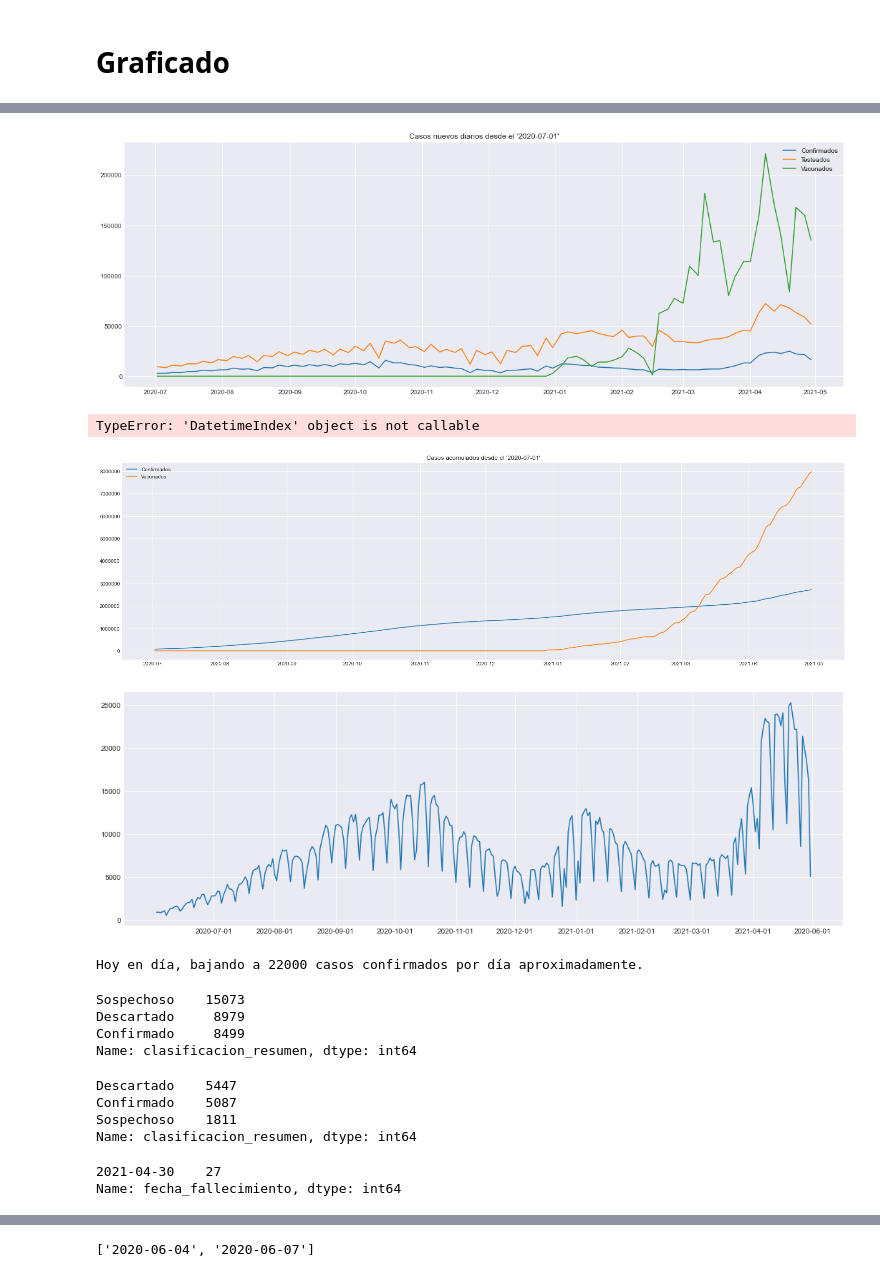
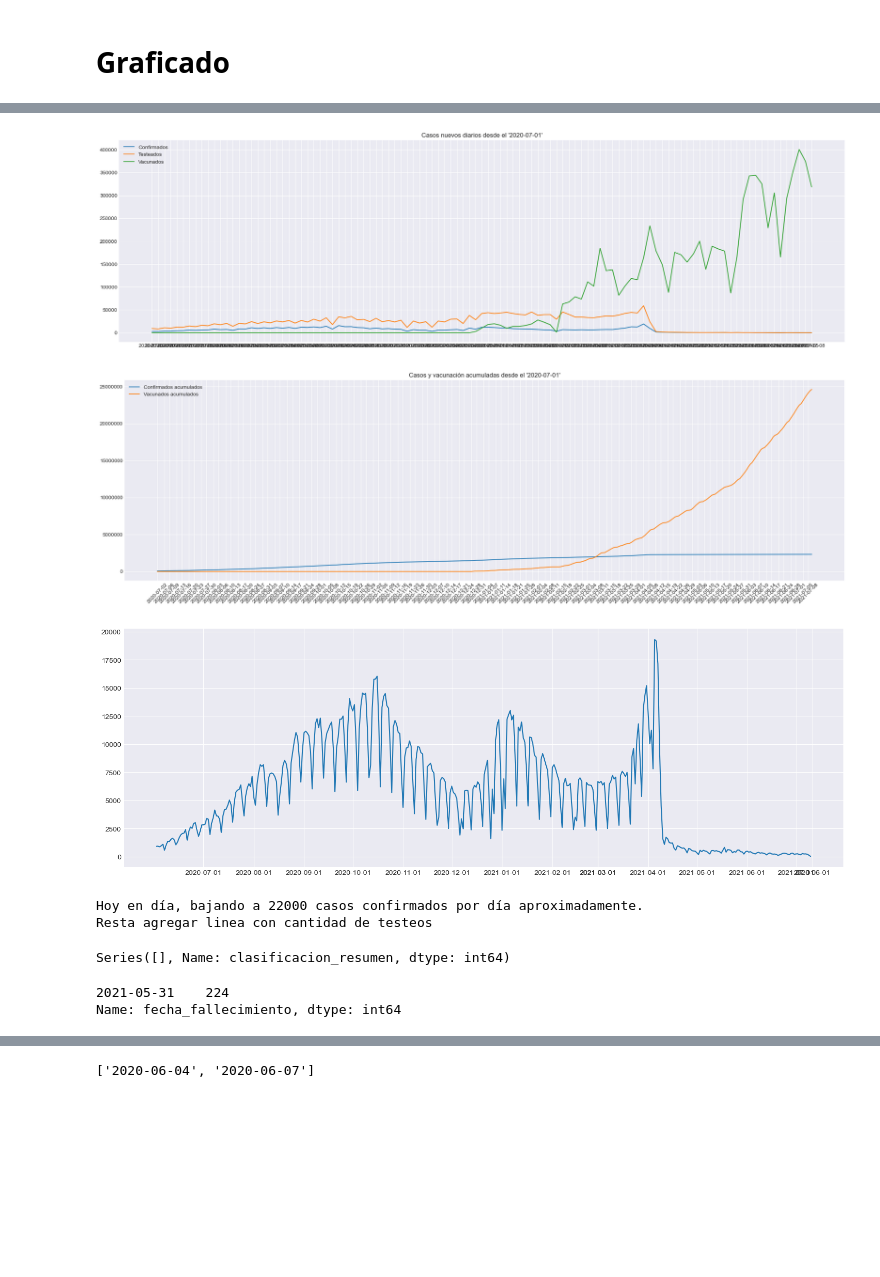
Before and after one commit to bruno3a/Covid, a Jupyter notebook: Covid-Arg.ipynb, the cells around one changed output, grey strips where cells are left out. Drawn from its saved outputs; the diff is of its cells as text; code cells hidden in the pictures; blank space fills up the shorter version.

Commit message:
Added graphs, new data updates, some insights of focal points

```diff
--- a/Covid-Arg.ipynb
+++ b/Covid-Arg.ipynb
@@ -7,4 +19,4 @@ Datos actualizados al 30/4/21
 # %%
-file_vacunas = '../DataSets Grandes/Covid/datos_vacunados_covid19.csv'
+file_vacunas = '../DataSets Grandes/Covid/datos_nomivac_covid19.csv'
 print("Datos actualizados al",today)
 # %% [output]
@@ -228,3 +256,6 @@ data.drop(index=data.edad[data.edad>110].index, inplace=True)
+# %%
+# Eliminamos personas con menos de 0 años al considerarlos outliers ya que representan una cantidad muy baja respecto al total analizado
+data.drop(index=data.edad[data.edad<0].index, inplace=True)
 # %% [raw]
 kwargs = {'cumulative': True}
 sns.distplot(data.estado[data.estado==caso_conf], hist_kws=kwargs, kde_kws=kwargs)
@@ -380,19 +445,19 @@ y_test = totales['Cantidad Testeados'][totales.fecha_diag[totales.fecha_diag.isi
 y_vac = totales['Vacunados'][totales.fecha_diag[totales.fecha_diag.isin([x for x in pd.Series(dates)[pd.Series(dates)>'2020-07-01'].sort_values()])]]
 # %%
 # Plot
-plt.figure(figsize = (20,7))
+plt.figure(figsize = (25,7))
 plt.style.use('seaborn-darkgrid')
 plt.plot(x, y_conf, label = 'Confirmados')
 plt.plot(x, y_test, label = 'Testeados')
 plt.plot(x, y_vac, label = 'Vacunados')
 #plt.legend(loc='upper left')
 plt.title("Casos nuevos diarios desde el '2020-07-01'")
 plt.legend()
 plt.ticklabel_format(style='plain', axis="y")
 #plt.xticks(ticks=[x for x in pd.Series(dates)[pd.Series(dates)>'2020-07-01'].sort_values()], rotation=45)
 plt.show()
 # %% [output]
-[figure, old version]
+[figure, new version]
 # %%
 # Plot
 x = totales['Cantidad Acumulada Confirmados'][totales.index > '2020-07-01'].index
@@ -409,6 +474,5 @@ plt.legend()
 plt.xticks(ticks=[x for x in pd.Series(dates)[pd.Series(dates)>'2020-07-01'].sort_values()], rotation=45)
 plt.show()
 # %% [output]
-TypeError: 'DatetimeIndex' object is not callable
-[figure, old version]
+[figure, new version]
 # %%
@@ -418,13 +482,14 @@ plt.figure(figsize = (18,6))
 plt.style.use('seaborn-darkgrid')
 plt.plot(tot[tot.index > '2020-06-01'])
 #plt.figure(figsize = (18,6))
-plt.xticks(ticks = ["2020-06-01","2020-07-01","2020-08-01","2020-09-01","2020-10-01","2020-11-01","2020-12-01","2021-01-01","2021-02-01","2021-03-01","2021-04-01"])
+plt.xticks(ticks = ["2020-06-01","2020-07-01","2020-08-01","2020-09-01","2020-10-01","2020-11-01","2020-12-01","2021-01-01","2021-02-01","2021-03-01","2021-03-01","2021-04-01", "2021-05-01", "2021-06-01", "2021-07-01"])
 plt.show()
 print("Hoy en día, bajando a 22000 casos confirmados por día aproximadamente.")
 print('Resta agregar linea con cantidad de testeos')
 # %% [output]
-[figure, old version]
+[figure, new version]
 Hoy en día, bajando a 22000 casos confirmados por día aproximadamente.
+Resta agregar linea con cantidad de testeos
 # %%
 prim_trim_inf = tot.index[tot.index > '2020-06-01'].sort_values()
 prim_trim_sup = tot.index[tot.index < '2020-09-01'].sort_values()
@@ -435,24 +500,14 @@ ter_trim_inf = tot.index[tot.index > '2020-12-01'].sort_values()
 # %%
 #pd.Series(tot[ter_trim_inf])[10:]
 # %%
-data.clasificacion_resumen[data.fecha_apertura == "2021-04-30"].value_counts()
+data.clasificacion_resumen[data.fecha_apertura == "2021-05-27"].value_counts()
 # %% [output]
-Sospechoso    15073
-Descartado     8979
-Confirmado     8499
-Name: clasificacion_resumen, dtype: int64
+Series([], Name: clasificacion_resumen, dtype: int64)
 # %%
-data.clasificacion_resumen[data.fecha_diagnostico == "2021-04-30"].value_counts()
+data.fecha_fallecimiento[data.fecha_fallecimiento == "2021-05-31"].value_counts()
 # %% [output]
-Descartado    5447
-Confirmado    5087
-Sospechoso    1811
-Name: clasificacion_resumen, dtype: int64
+2021-05-31    224
+Name: fecha_fallecimiento, dtype: int64
-# %%
-data.fecha_fallecimiento[data.fecha_fallecimiento == "2021-04-30"].value_counts()
-# %% [output]
-2021-04-30    27
-Name: fecha_fallecimiento, dtype: int64
 # %%
 plt.figure(figsize = (23,6))
 plt.subplot(1, 3, 1)
```
Also changed, not shown: parts of 103 cells of this notebook.
